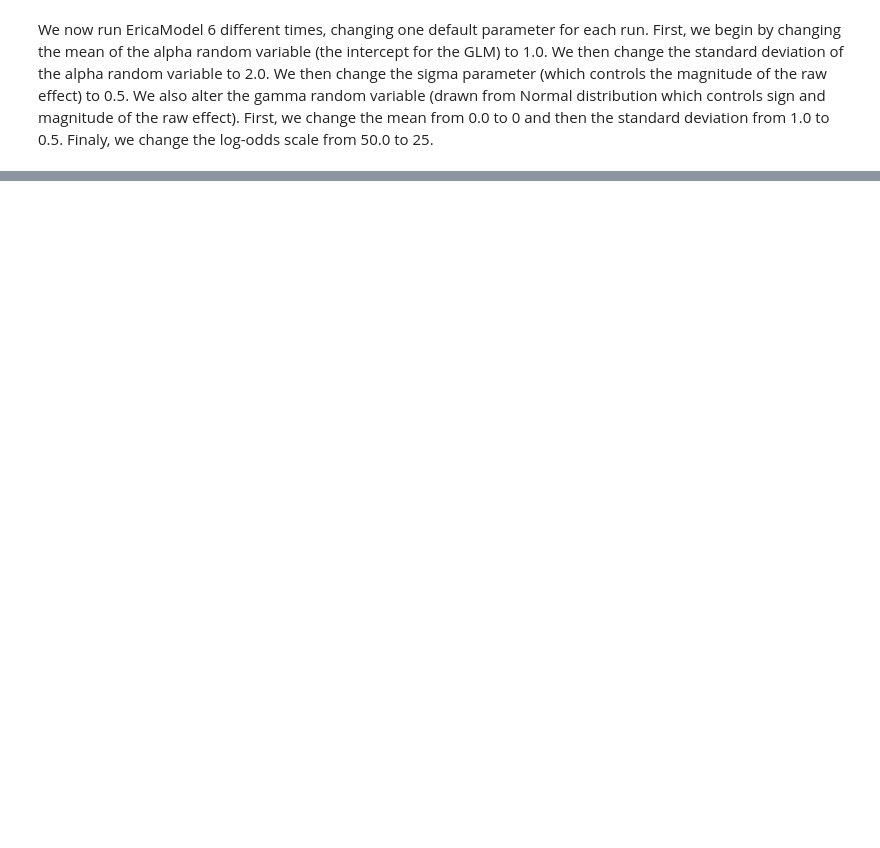
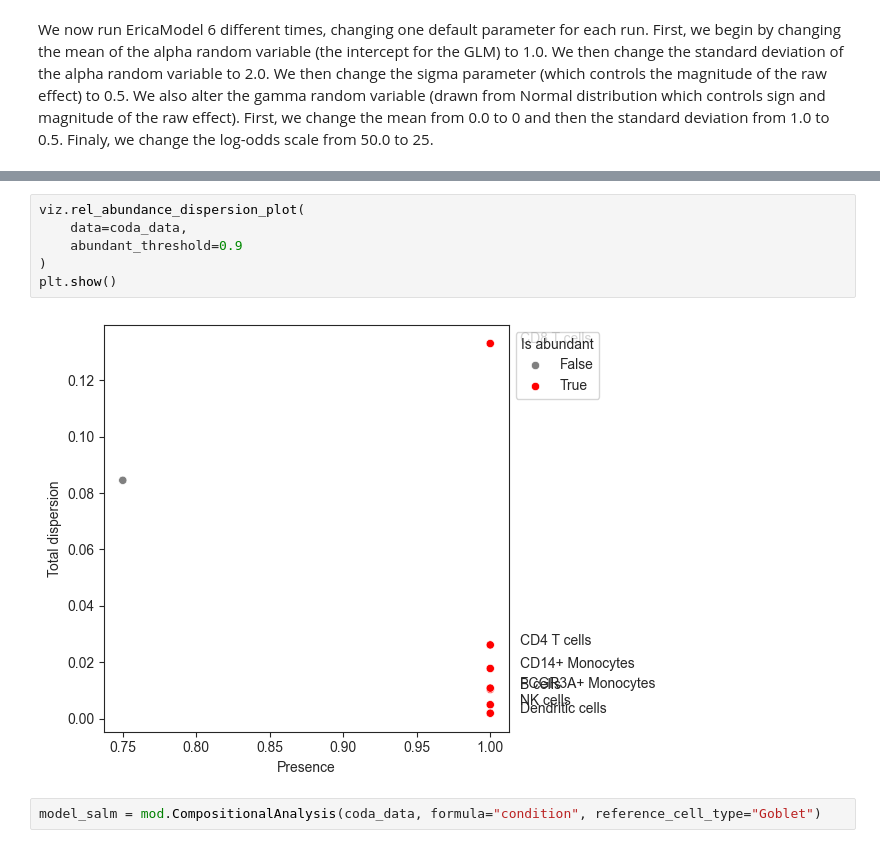
Before and after one commit to ericab322/scCODA, a Jupyter notebook: tutorials/ericamodeldemo.ipynb, the cells around one changed output, grey strips where cells are left out. Saved outputs shown, nothing was run; the diff lists cells and outputs as text; blank space fills up the shorter version.

```diff
--- a/tutorials/ericamodeldemo.ipynb
+++ b/tutorials/ericamodeldemo.ipynb
@@ -507,0 +654,10 @@ Error:
+# %%
+viz.rel_abundance_dispersion_plot(
+    data=coda_data,
+    abundant_threshold=0.9
+)
+plt.show()
+# %% [output]
+[figure, added]
+# %%
+model_salm = mod.CompositionalAnalysis(coda_data, formula="condition", reference_cell_type="Goblet")
```
Also changed, not shown: parts of 23 cells of this notebook, 2 other files.
